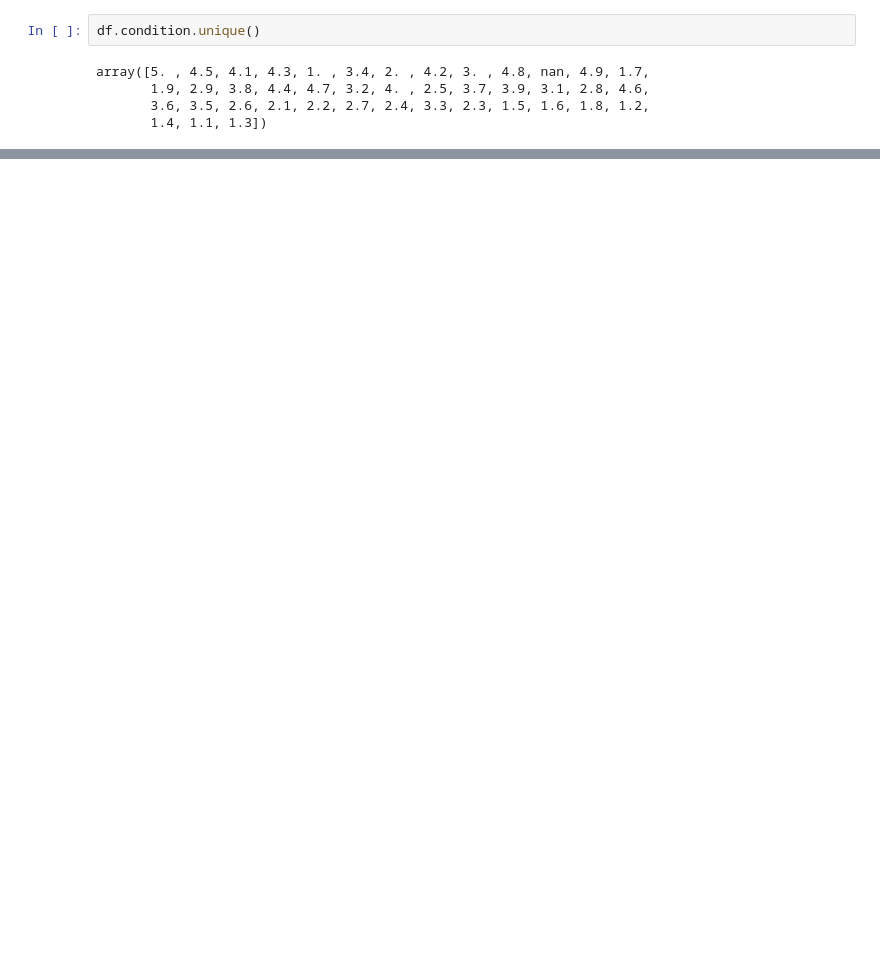
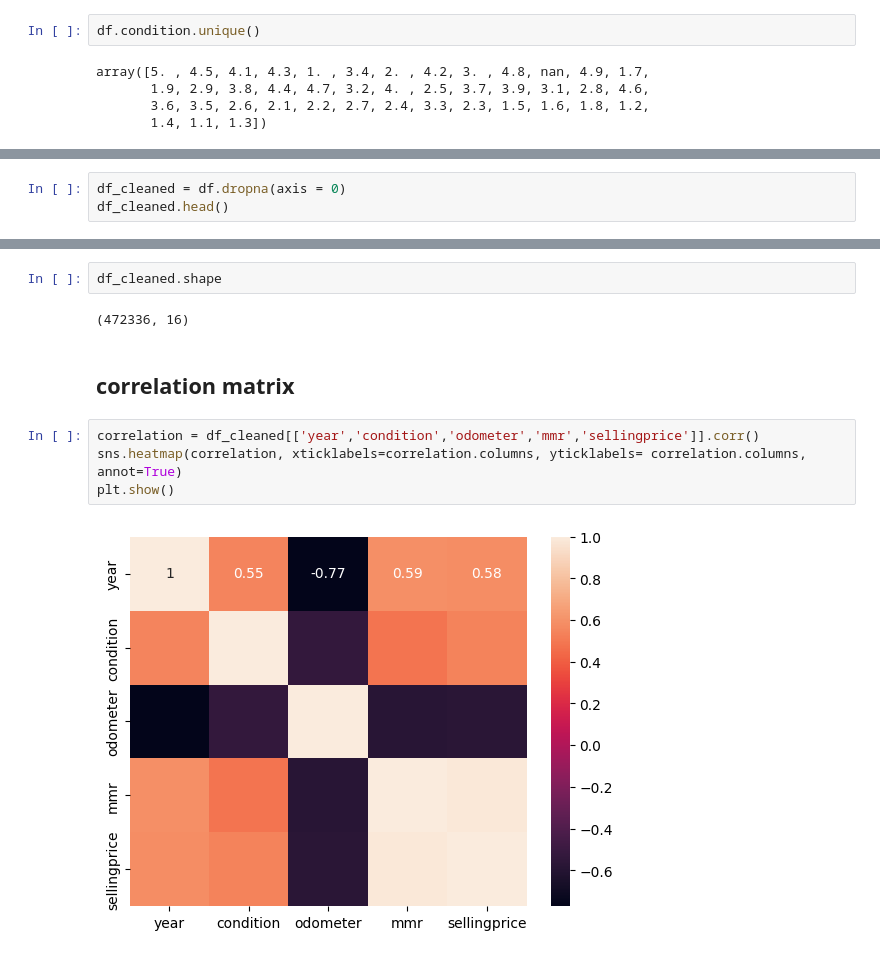
Before and after one commit to LiJnD/car_auctions_analysis, a Jupyter notebook: jupyter_notebooks/carsprice.ipynb, the cells around one changed output, grey strips where cells are left out. Cells and saved outputs as stored; diff of their text form; blank space fills up the shorter version.

```diff
--- a/jupyter_notebooks/carsprice.ipynb
+++ b/jupyter_notebooks/carsprice.ipynb
@@ -137,0 +133,3 @@ array([5. , 4.5, 4.1, 4.3, 1. , 3.4, 2. , 4.2, 3. , 4.8, nan, 4.9, 1.7,
+# %%
+df_cleaned = df.dropna(axis = 0)
+df_cleaned.head()
@@ -137,0 +143,12 @@ array([5. , 4.5, 4.1, 4.3, 1. , 3.4, 2. , 4.2, 3. , 4.8, nan, 4.9, 1.7,
+# %%
+df_cleaned.shape
+# %% [output]
+(472336, 16)
+# %% [markdown]
+## correlation matrix
+# %%
+correlation = df_cleaned[['year','condition','odometer','mmr','sellingprice']].corr()
+sns.heatmap(correlation, xticklabels=correlation.columns, yticklabels= correlation.columns, annot=True)
+plt.show()
+# %% [output]
+[figure, added]
```
Also changed, not shown: parts of 9 cells of this notebook.
